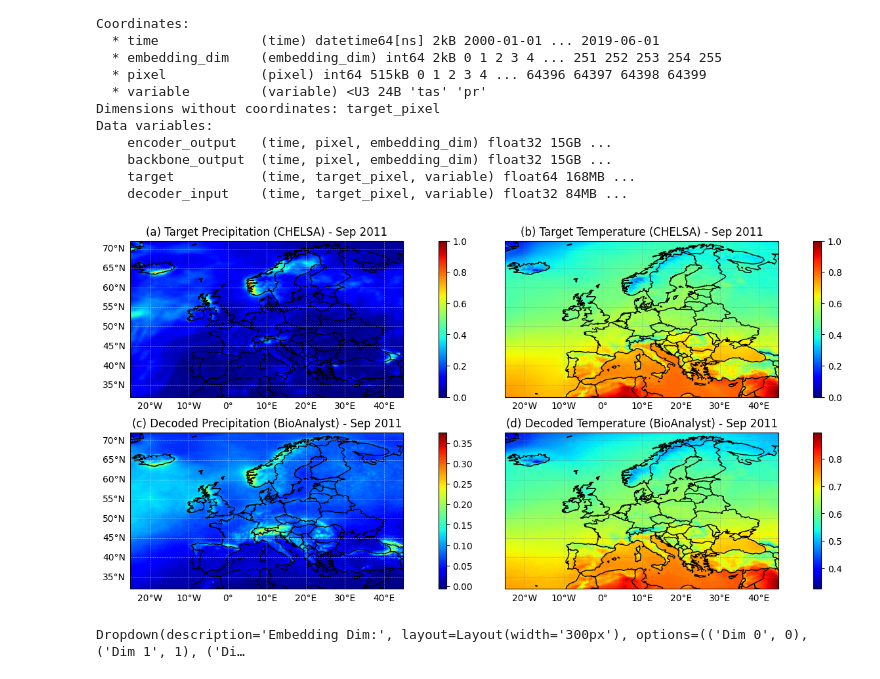
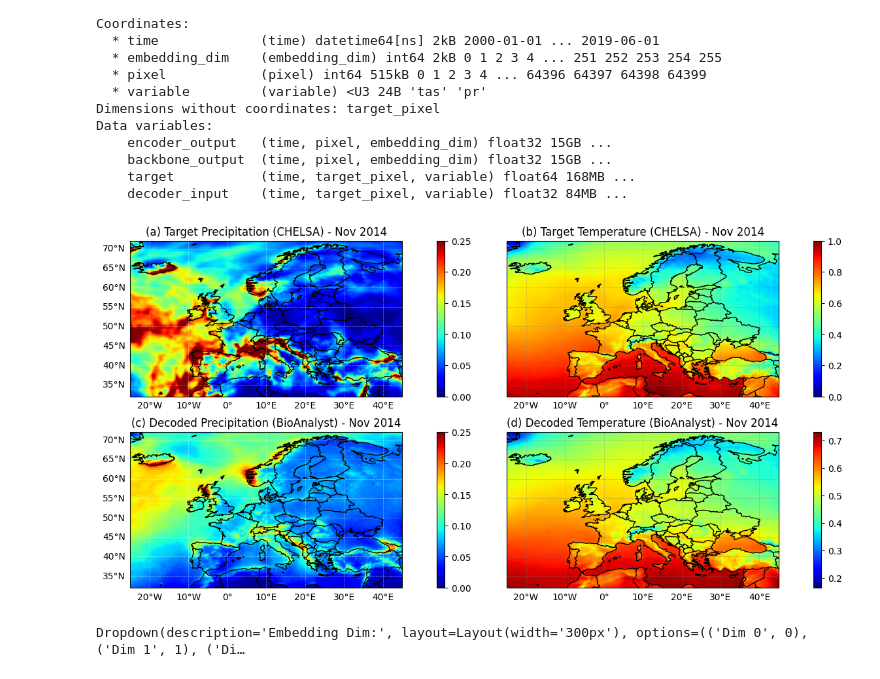
Before and after one commit to BioDT/bfm-finetune, a Jupyter notebook: notebooks/chelsa_2010_tas_pr.ipynb, the cells around one changed output. Saved outputs shown, nothing was run; the diff lists cells and outputs as text; code cells hidden in the pictures.

```diff
--- a/notebooks/chelsa_2010_tas_pr.ipynb
+++ b/notebooks/chelsa_2010_tas_pr.ipynb
@@ -154,7 +154,7 @@ Data variables:
     decoder_input    (time, target_pixel, variable) float32 84MB ...
 # %%
 # Select a single timestep (e.g., the first one)
-t_idx = 140
+t_idx = 178
 
 # Extract variables for plotting
 # The number of grid cells in GRID_LAT and GRID_LON is 161 and 281, but ds['target'] has 44800 pixels per timestep.
@@ -179,7 +179,7 @@ import cartopy.feature as cfeature
 fig, axes = plt.subplots(2, 2, figsize=(12, 6), subplot_kw={'projection': ccrs.PlateCarree()})
 
 # Plotting
-im0 = axes[0, 0].imshow(target_pr, origin='lower', extent=[LON_START, LON_END, LAT_START, LAT_END], cmap="jet")
+im0 = axes[0, 0].imshow(target_pr, origin='lower', extent=[LON_START, LON_END, LAT_START, LAT_END], cmap="jet",  vmin=0, vmax=0.25)
 axes[0, 0].set_title(f"(a) Target Precipitation (CHELSA) - {ds['target'].coords['time'][t_idx].dt.strftime('%b %Y').values}")
 axes[0, 0].add_feature(cfeature.BORDERS, linewidth=1)
 axes[0, 0].add_feature(cfeature.COASTLINE, linewidth=1)
@@ -198,39 +198,39 @@ gl01.right_labels = False
 gl01.left_labels = False
 cbar1 = plt.colorbar(im1, ax=axes[0, 1], fraction=0.046, pad=0.1)
 
-im2 = axes[1, 0].imshow(input_pr, origin='lower', extent=[LON_START, LON_END, LAT_START, LAT_END], cmap="jet")
+im2 = axes[1, 0].imshow(input_pr, origin='lower', extent=[LON_START, LON_END, LAT_START, LAT_END], cmap="jet", vmin=0, vmax=0.25)
 axes[1, 0].set_title(f"(c) Decoded Precipitation (BioAnalyst) - {ds['decoder_input'].coords['time'][t_idx].dt.strftime('%b %Y').values}")
 axes[1, 0].add_feature(cfeature.BORDERS, linewidth=1)
 axes[1, 0].add_feature(cfeature.COASTLINE, linewidth=1)
 gl10 = axes[1, 0].gridlines(draw_labels=True, linewidth=0.5, color='white', alpha=0.5, linestyle='--')
 gl10.top_labels = False
 gl10.right_labels = False
 cbar2 = plt.colorbar(im2, ax=axes[1, 0], fraction=0.046, pad=0.1)
 
 im3 = axes[1, 1].imshow(input_tas, origin='lower', extent=[LON_START, LON_END, LAT_START, LAT_END], cmap="jet")
 axes[1, 1].set_title(f"(d) Decoded Temperature (BioAnalyst) - {ds['decoder_input'].coords['time'][t_idx].dt.strftime('%b %Y').values}")
 axes[1, 1].add_feature(cfeature.BORDERS, linewidth=1)
 axes[1, 1].add_feature(cfeature.COASTLINE, linewidth=1)
 gl11 = axes[1, 1].gridlines(draw_labels=True, linewidth=0.5, color='gray', alpha=0.5, linestyle='--')
 gl11.top_labels = False
 gl11.right_labels = False
 gl11.left_labels = False
 gl11.bottom_labels = True
 cbar3 = plt.colorbar(im3, ax=axes[1, 1], fraction=0.046, pad=0.1)
 
 # Only left column gets y-labels, only bottom row gets x-labels
 for i in range(2):
     axes[0, i].set_xlabel('')
     axes[1, i].set_xlabel('Longitude')
     axes[i, 1].set_ylabel('')
     axes[i, 0].set_ylabel('Latitude')
 
 plt.tight_layout()
 plt.show()
 
 fig.savefig("/home/tkhan/bfm-finetune/outputs/chelsa_bioanalyst_comparison.png", dpi=300, bbox_inches='tight')
 # %% [output]
-[figure, old version]
+[figure, new version]
 # %%
 import ipywidgets as widgets
 from IPython.display import display, clear_output
```
Also changed, not shown: 3 other files.
